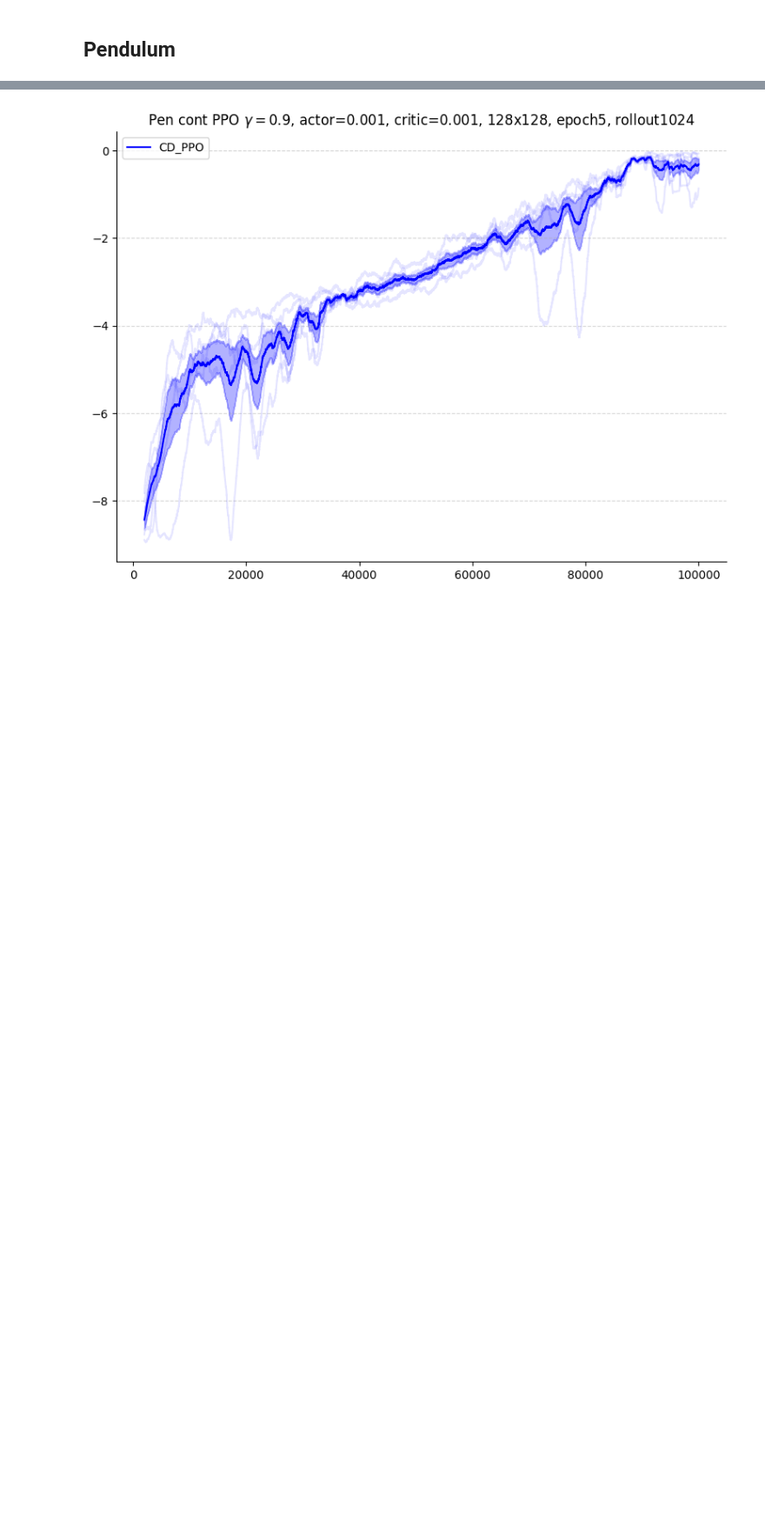
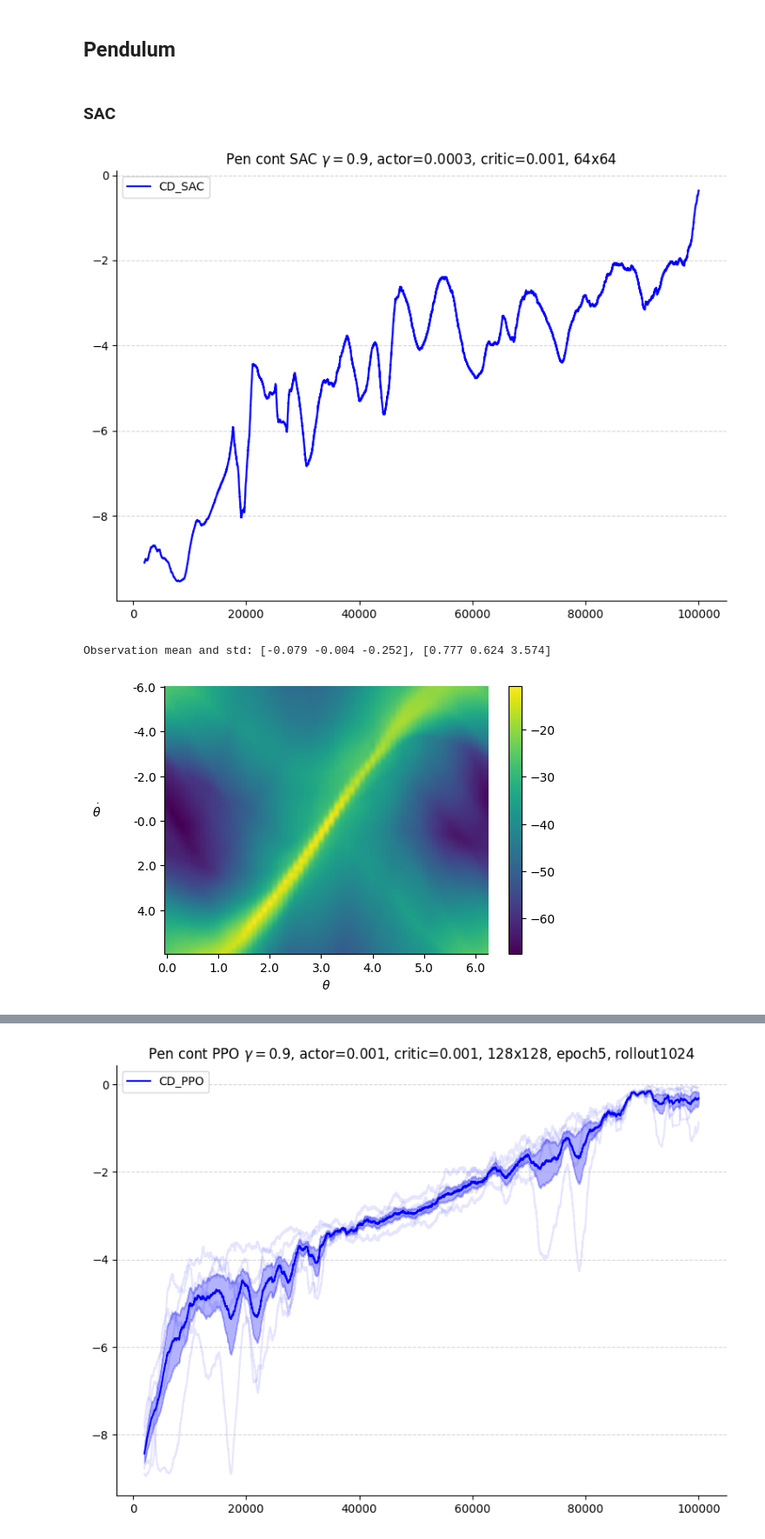
Before and after one commit to abhisheknaik96/continuing-rl-exps, a Jupyter notebook: notebooks/SAC.ipynb, the cells around one changed output, grey strips where cells are left out. Shown at 87% size. Drawn from its saved outputs; the diff is of its cells as text; code cells hidden in the pictures; blank space fills up the shorter version.

```diff
--- a/notebooks/SAC.ipynb
+++ b/notebooks/SAC.ipynb
@@ -194,46 +194,16 @@ def print_config(filename):
     print(params)
 
 
-# def visualize_value_fn_MC(npy_log_file, critic_weights_file, actor_weights_file):
-def visualize_value_fn_MC(results_folder, npy_log_file, run_idx=0):
-    data = np.load(results_folder + npy_log_file, allow_pickle=True).item()
-    params = data['params']
-    model_filename_root = f'{results_folder}models/{npy_log_file[:-4]}_{run_idx}_'
-    critic = build_fc_net(params['critic_arch'], activation=torch.nn.ReLU())
-    critic.load_state_dict(torch.load(model_filename_root + 'critic.pth'))
-    actor = build_fc_net(params['actor_arch'], activation=torch.nn.ReLU(), final_activation_layer=torch.nn.Tanh())
-    actor.load_state_dict(torch.load(model_filename_root + 'actor.pth'))
-
-    positions = np.arange(-1.2, 0.6, 0.01)
-    velocities = np.arange(-0.07, 0.07, 0.01)
-    positions_centered = ((positions + 1.2)/1.8 - 0.5) * 2
-    velocities_centered = ((velocities + 0.07)/0.14 - 0.5) * 2
-
-    states = np.zeros((positions.shape[0] * velocities.shape[0], 2), dtype=np.float32)
-    for i in range(positions.shape[0]):
-        for j in range(velocities.shape[0]):
-            states[i*velocities.shape[0] + j] = np.array([positions_centered[i], velocities_centered[j]], dtype=np.float32)
-
-    with torch.no_grad():
-        states = torch.from_numpy(states)
-        actions = actor(states)
-        values = critic(torch.cat([states, actions], dim=1))
-
-    fig, ax = plt.subplots(1,1)#, figsize=(10,10))
-    plt.imshow(values.reshape((180, 15)).t(), aspect='auto')
-    ax.set_xticks(np.arange(180)[::20], [f'{p:.1f}' for p in positions[::20]])
-    ax.set_yticks(np.arange(15)[::3], [f'{v:.2f}' for v in velocities[::3]])
-    ax.set_xlabel('Position')
-    ax.set_ylabel('Velocity', rotation=0, labelpad=30)
-    plt.colorbar()
-
 def visualize_value_fn_pen(results_folder, npy_log_file, run_idx=0, critic_state_only=False, norm_obs=False):
     data = np.load(results_folder + npy_log_file, allow_pickle=True).item()
     params = data['params']
 #     model_filename_root = f'{results_folder}models/{npy_log_file[:-4]}/{npy_log_file[:-4]}_{run_idx}_'
     model_filename_root = f'{results_folder}models/{npy_log_file[:-4]}_{run_idx}_'
     critic = build_fc_net(params['critic_arch'], activation=torch.nn.ReLU())
-    critic.load_state_dict(torch.load(model_filename_root + 'critic.pth', weights_only=True))
+    if 'SAC' in npy_log_file:
+        critic.load_state_dict(torch.load(model_filename_root + 'critic0.pth', weights_only=True))
+    else:
+        critic.load_state_dict(torch.load(model_filename_root + 'critic.pth', weights_only=True))
     actor = build_fc_net(params['actor_arch'], activation=torch.nn.ReLU(), final_activation_layer=torch.nn.Tanh())
     actor.load_state_dict(torch.load(model_filename_root + 'actor.pth', weights_only=True))
 
@@ -255,7 +225,7 @@ def visualize_value_fn_pen(results_folder, npy_log_file, run_idx=0, critic_state
 
     with torch.no_grad():
         states = torch.from_numpy(states)
-        actions = actor(states)
+        actions = actor(states)[:,:params['num_actions']]
         if critic_state_only:
             values = critic(states)
         else:
@@ -691,3 +679,14 @@ tensor([[1, 2, 3],
 tensor([[1, 2, 3]])
 # %% [markdown]
 ## Pendulum
+# %% [markdown]
+### SAC
+# %%
+filenames = [('../results/test_exp/', 'pendulum_cont_DiscSAC_0.npy'),]
+plot_learning_curve(filenames, item='reward', window=2000,
+                    title=r'Pen cont SAC $\gamma=0.9$, actor=0.0003, critic=0.001, 64x64', final=False, plot_all_runs=True)#, ylims=(-10,0.5))
+visualize_value_fn_pen(filenames[0][0], filenames[0][1], run_idx=0, critic_state_only=False, norm_obs=True)
+# %% [output]
+[figure, added]
+Observation mean and std: [-0.079 -0.004 -0.252], [0.777 0.624 3.574]
+[figure, added]
```
Also changed, not shown: parts of 6 cells of this notebook, 3 other files.
